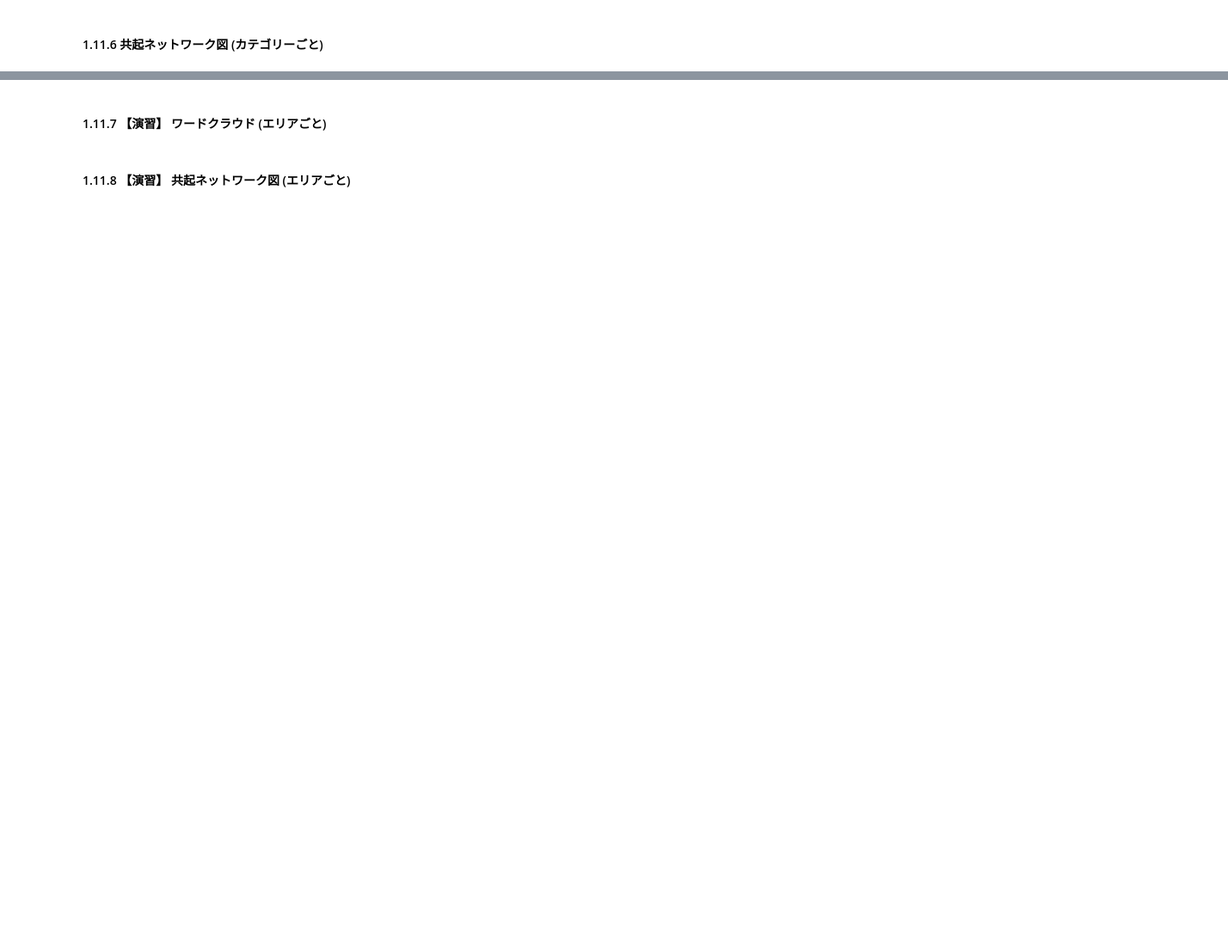
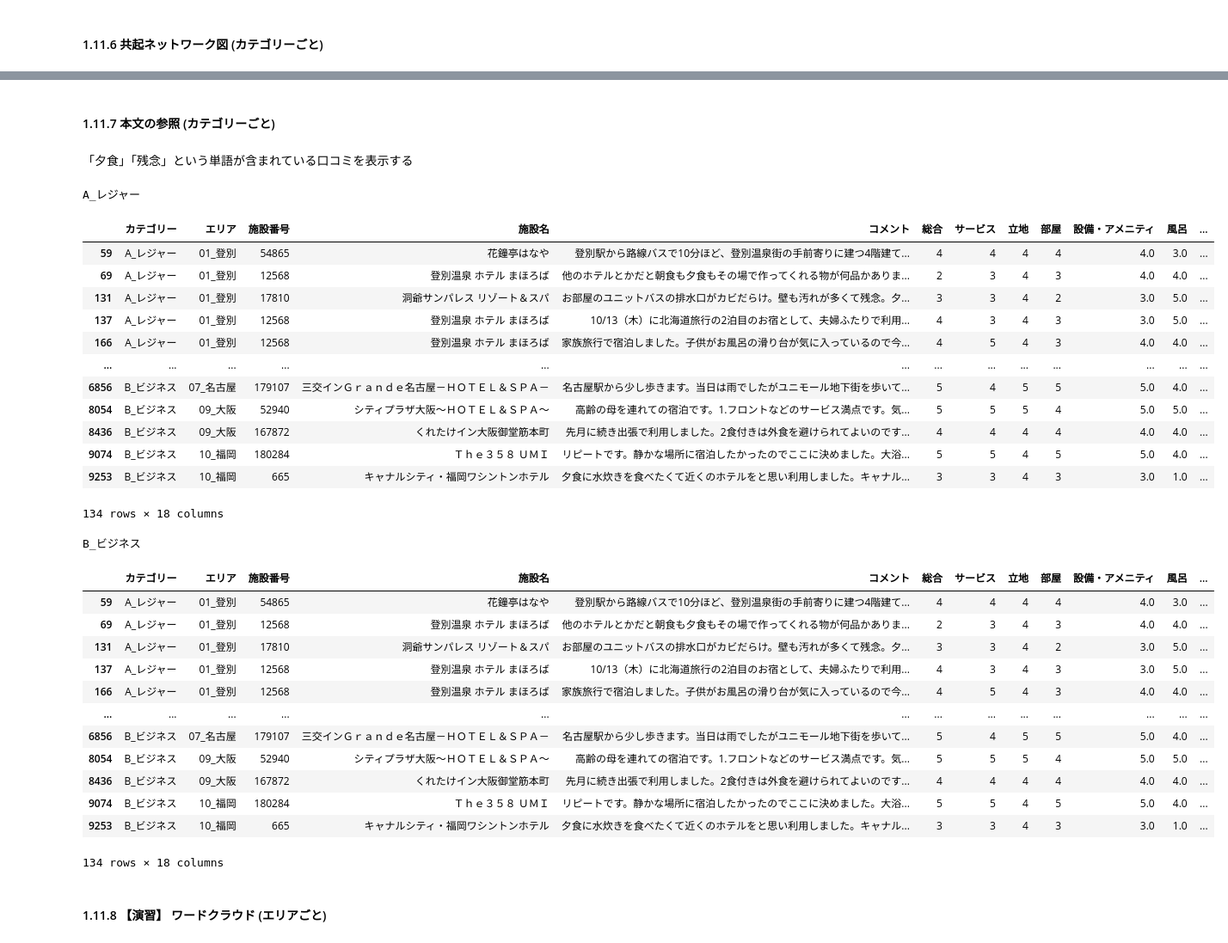
Before and after one commit to haradatm/lecture-gssm2023, a Jupyter notebook: notebooks/day-3.ipynb, the cells around one changed output, grey strips where cells are left out. Shown at 86% size. Cells and saved outputs as stored; diff of their text form; code cells hidden in the pictures; blank space fills up the shorter version.

```diff
--- a/notebooks/day-3.ipynb
+++ b/notebooks/day-3.ipynb
@@ -1158,2 +1400,0 @@ for name, group in cross_150_df.groupby(level='カテゴリー'):
-# %% [markdown]
-#### 1.11.7 【演習】 ワードクラウド (エリアごと)
@@ -1162,4 +1401,44 @@ for name, group in cross_150_df.groupby(level='カテゴリー'):
-# %% [markdown]
-#### 1.11.8 【演習】 共起ネットワーク図 (エリアごと)
+# %% [markdown]
+#### 1.11.7 本文の参照 (カテゴリーごと)
+# %% [markdown]
+「夕食」「残念」という単語が含まれている口コミを表示する
+# %%
+for name, group in docs_df.groupby('カテゴリー'):
+    print(name)
+
+    search_index = all_df['コメント'].str.contains('夕食') & all_df['コメント'].str.contains('残念')
+
+    display(all_df[search_index])
+# %% [output]
+A_レジャー
+|  | カテゴリー | エリア | 施設番号 | 施設名 | コメント | 総合 | サービス | 立地 | 部屋 | 設備・アメニティ | 風呂 | ... |
+| 59 | A_レジャー | 01_登別 | 54865 | 花鐘亭はなや | 登別駅から路線バスで10分ほど、登別温泉街の手前寄りに建つ4階建て... | 4 | 4 | 4 | 4 | 4.0 | 3.0 | ... |
+| 69 | A_レジャー | 01_登別 | 12568 | 登別温泉 ホテル まほろば | 他のホテルとかだと朝食も夕食もその場で作ってくれる物が何品かありま... | 2 | 3 | 4 | 3 | 4.0 | 4.0 | ... |
+| 131 | A_レジャー | 01_登別 | 17810 | 洞爺サンパレス リゾート＆スパ | お部屋のユニットバスの排水口がカビだらけ。壁も汚れが多くて残念。夕... | 3 | 3 | 4 | 2 | 3.0 | 5.0 | ... |
+| 137 | A_レジャー | 01_登別 | 12568 | 登別温泉 ホテル まほろば | 10/13（木）に北海道旅行の2泊目のお宿として、夫婦ふたりで利用... | 4 | 3 | 4 | 3 | 3.0 | 5.0 | ... |
+| 166 | A_レジャー | 01_登別 | 12568 | 登別温泉 ホテル まほろば | 家族旅行で宿泊しました。子供がお風呂の滑り台が気に入っているので今... | 4 | 5 | 4 | 3 | 4.0 | 4.0 | ... |
+| ... | ... | ... | ... | ... | ... | ... | ... | ... | ... | ... | ... | ... |
+| 6856 | B_ビジネス | 07_名古屋 | 179107 | 三交インＧｒａｎｄｅ名古屋－ＨＯＴＥＬ＆ＳＰＡ－ | 名古屋駅から少し歩きます。当日は雨でしたがユニモール地下街を歩いて... | 5 | 4 | 5 | 5 | 5.0 | 4.0 | ... |
+| 8054 | B_ビジネス | 09_大阪 | 52940 | シティプラザ大阪〜ＨＯＴＥＬ＆ＳＰＡ〜 | 高齢の母を連れての宿泊です。1.フロントなどのサービス満点です。気... | 5 | 5 | 5 | 4 | 5.0 | 5.0 | ... |
+| 8436 | B_ビジネス | 09_大阪 | 167872 | くれたけイン大阪御堂筋本町 | 先月に続き出張で利用しました。2食付きは外食を避けられてよいのです... | 4 | 4 | 4 | 4 | 4.0 | 4.0 | ... |
+| 9074 | B_ビジネス | 10_福岡 | 180284 | Ｔｈｅ３５８ ＵＭＩ | リピートです。静かな場所に宿泊したかったのでここに決めました。大浴... | 5 | 5 | 4 | 5 | 5.0 | 4.0 | ... |
+| 9253 | B_ビジネス | 10_福岡 | 665 | キャナルシティ・福岡ワシントンホテル | 夕食に水炊きを食べたくて近くのホテルをと思い利用しました。キャナル... | 3 | 3 | 4 | 3 | 3.0 | 1.0 | ... |
+134 rows × 18 columns
+B_ビジネス
+|  | カテゴリー | エリア | 施設番号 | 施設名 | コメント | 総合 | サービス | 立地 | 部屋 | 設備・アメニティ | 風呂 | ... |
+| 59 | A_レジャー | 01_登別 | 54865 | 花鐘亭はなや | 登別駅から路線バスで10分ほど、登別温泉街の手前寄りに建つ4階建て... | 4 | 4 | 4 | 4 | 4.0 | 3.0 | ... |
+| 69 | A_レジャー | 01_登別 | 12568 | 登別温泉 ホテル まほろば | 他のホテルとかだと朝食も夕食もその場で作ってくれる物が何品かありま... | 2 | 3 | 4 | 3 | 4.0 | 4.0 | ... |
+| 131 | A_レジャー | 01_登別 | 17810 | 洞爺サンパレス リゾート＆スパ | お部屋のユニットバスの排水口がカビだらけ。壁も汚れが多くて残念。夕... | 3 | 3 | 4 | 2 | 3.0 | 5.0 | ... |
+| 137 | A_レジャー | 01_登別 | 12568 | 登別温泉 ホテル まほろば | 10/13（木）に北海道旅行の2泊目のお宿として、夫婦ふたりで利用... | 4 | 3 | 4 | 3 | 3.0 | 5.0 | ... |
+| 166 | A_レジャー | 01_登別 | 12568 | 登別温泉 ホテル まほろば | 家族旅行で宿泊しました。子供がお風呂の滑り台が気に入っているので今... | 4 | 5 | 4 | 3 | 4.0 | 4.0 | ... |
+| ... | ... | ... | ... | ... | ... | ... | ... | ... | ... | ... | ... | ... |
+| 6856 | B_ビジネス | 07_名古屋 | 179107 | 三交インＧｒａｎｄｅ名古屋－ＨＯＴＥＬ＆ＳＰＡ－ | 名古屋駅から少し歩きます。当日は雨でしたがユニモール地下街を歩いて... | 5 | 4 | 5 | 5 | 5.0 | 4.0 | ... |
+| 8054 | B_ビジネス | 09_大阪 | 52940 | シティプラザ大阪〜ＨＯＴＥＬ＆ＳＰＡ〜 | 高齢の母を連れての宿泊です。1.フロントなどのサービス満点です。気... | 5 | 5 | 5 | 4 | 5.0 | 5.0 | ... |
+| 8436 | B_ビジネス | 09_大阪 | 167872 | くれたけイン大阪御堂筋本町 | 先月に続き出張で利用しました。2食付きは外食を避けられてよいのです... | 4 | 4 | 4 | 4 | 4.0 | 4.0 | ... |
+| 9074 | B_ビジネス | 10_福岡 | 180284 | Ｔｈｅ３５８ ＵＭＩ | リピートです。静かな場所に宿泊したかったのでここに決めました。大浴... | 5 | 5 | 4 | 5 | 5.0 | 4.0 | ... |
+| 9253 | B_ビジネス | 10_福岡 | 665 | キャナルシティ・福岡ワシントンホテル | 夕食に水炊きを食べたくて近くのホテルをと思い利用しました。キャナル... | 3 | 3 | 4 | 3 | 3.0 | 1.0 | ... |
+134 rows × 18 columns
 # %%
 # ToDo
+# %% [markdown]
+#### 1.11.8 【演習】 ワードクラウド (エリアごと)
```
Also changed, not shown: parts of 31 cells of this notebook, 4 other files.
